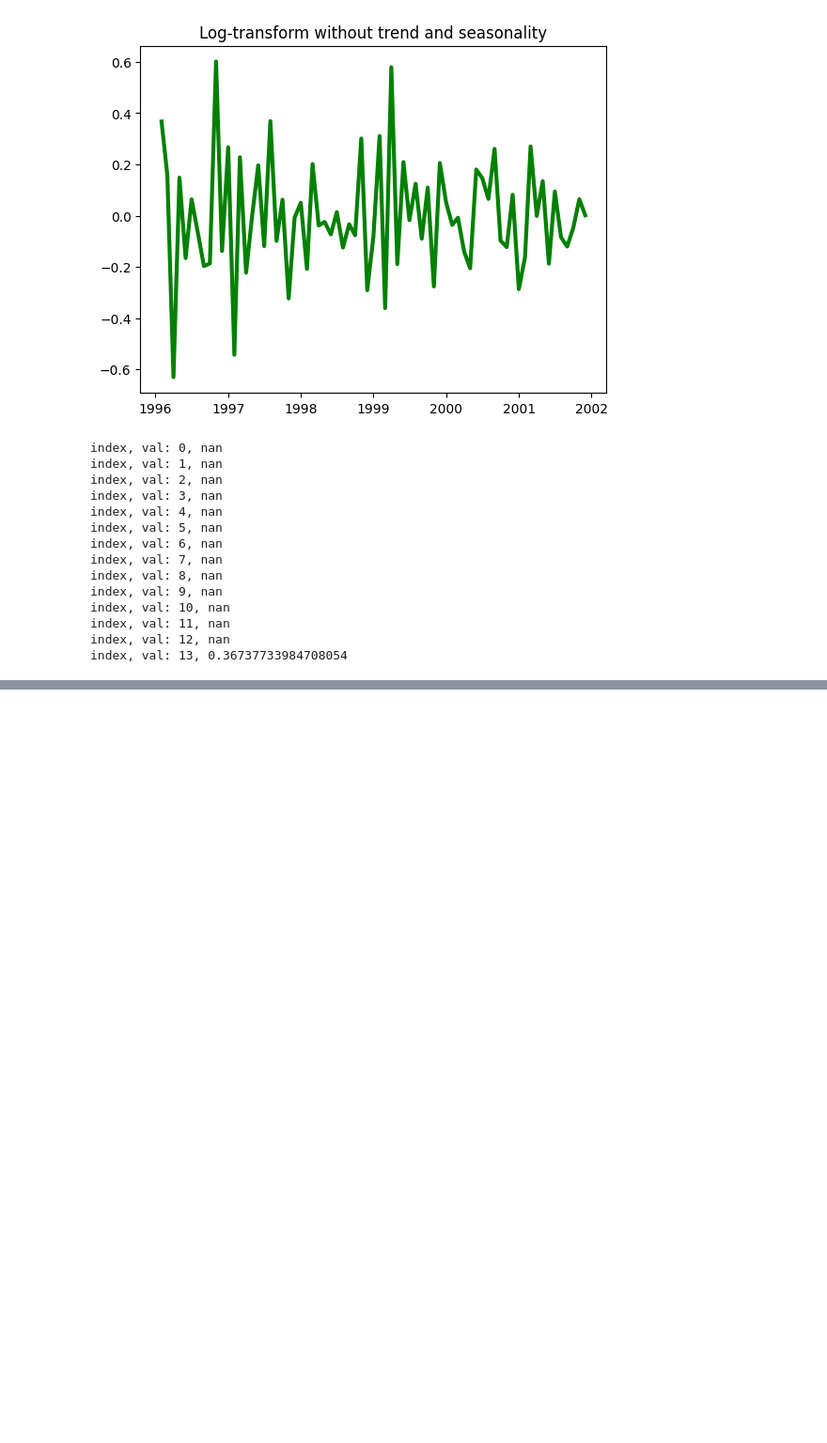
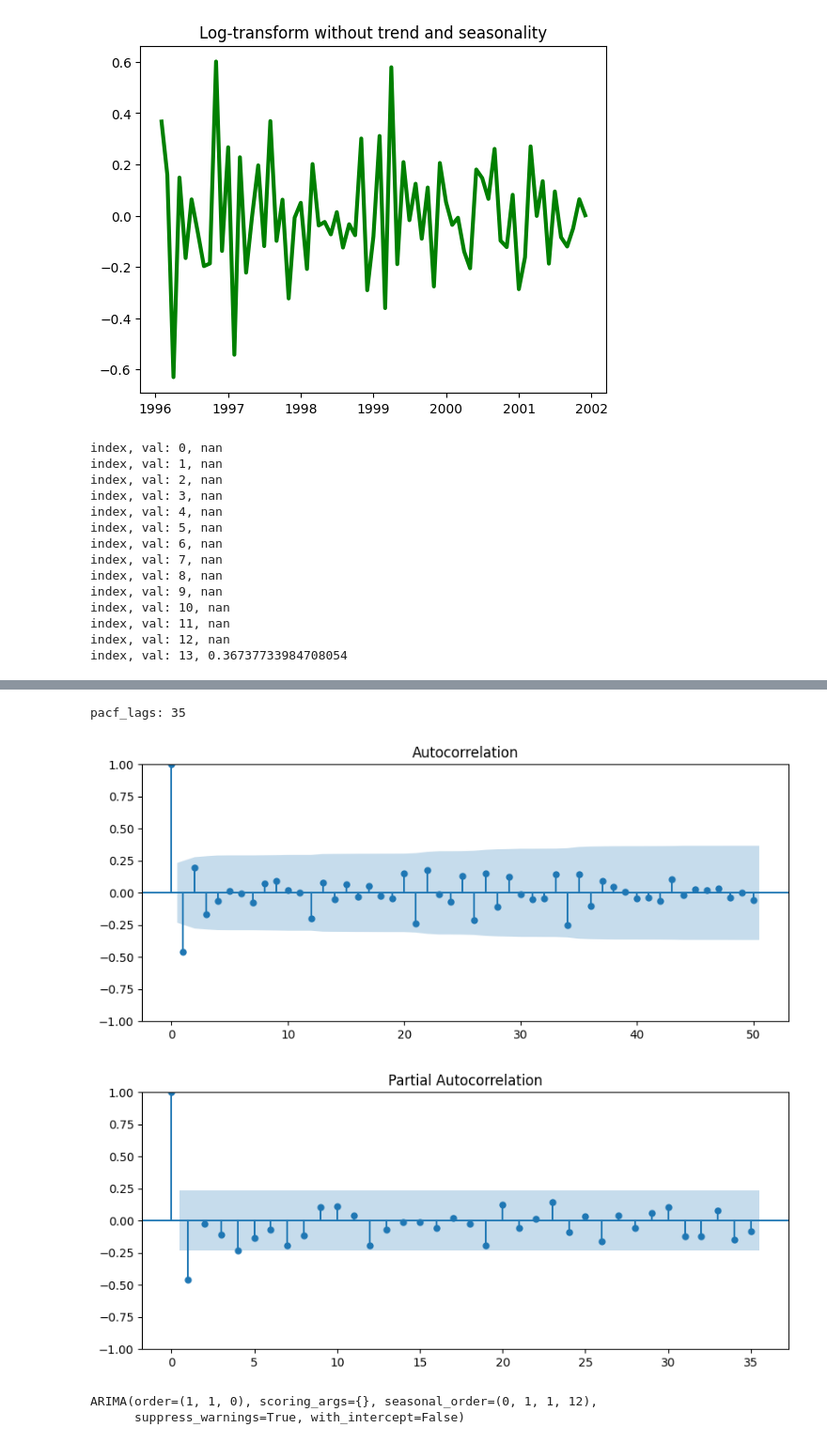
Before and after one commit to lawgorithm/timeseries, a Jupyter notebook: ARIMA/SARIMA_and_Holt_Winters_Examples.ipynb, the cells around one changed output, grey strips where cells are left out. Shown at 94% size. Saved outputs shown, nothing was run; the diff lists cells and outputs as text; code cells hidden in the pictures; blank space fills up the shorter version.

```diff
--- a/ARIMA/SARIMA_and_Holt_Winters_Examples.ipynb
+++ b/ARIMA/SARIMA_and_Holt_Winters_Examples.ipynb
@@ -177,6 +156,10 @@ for i, val in enumerate(double_diff):
   else:
     print(f'index, val: {i}, {val}')
     break
+
+truncated_diff_log_sales = diff_log_sales[1:],
+truncated_diff_log_sales_seasonal = diff_log_sales_seasonal[12:],
+truncated_double_diff = double_diff[13:]
 # %% [output]
 index, val: 0, nan
 index, val: 1, nan
@@ -316 +275,34 @@ for ts in ts_arrays:
 0.00030599688178154774
+# %%
+# This function will plot the ACF and PACF. Lag 1 looks significant
+# in the ACF, suggesting a MA order near 1. Looking at the "seasonal"
+# lags (i.e. looking every 12th lag), there are lags near 24 and 36 that
+# are close to significant, suggesting a seasonal order up to 3. The PACF
+# has a signficant lag at 1, suggesting an AR order near 1. Maybe there is
+# a seasonal lag of 1, it's hard to say
+
+# PACF lags can be up to half the sample size
+pacf_lags = np.min([50, int(len(truncated_double_diff) / 2)])
+print(f'pacf_lags: {pacf_lags}')
+
+# Calculate ACF and PACF
+acf, pacf = sm.tsa.acf(
+    truncated_double_diff,
+    nlags=50), sm.tsa.pacf(
+        truncated_double_diff,
+        nlags=pacf_lags)
+
+# Plot ACF
+fig, ax = plt.subplots(figsize=(10, 4))
+sm.graphics.tsa.plot_acf(truncated_double_diff, lags=50, ax=ax)
+plt.show()
+
+# Plot PACF
+fig, ax = plt.subplots(figsize=(10, 4))
+sm.graphics.tsa.plot_pacf(
+    double_diff[13:], lags=pacf_lags, ax=ax)
+plt.show()
+# %% [output]
+pacf_lags: 35
+[figure, added]
+[figure, added]
@@ -316,0 +328,6 @@ for ts in ts_arrays:
+# %%
+# Print the selected model architecture
+model
+# %% [output]
+ARIMA(order=(1, 1, 0), scoring_args={}, seasonal_order=(0, 1, 1, 12),
+      suppress_warnings=True, with_intercept=False)
```
Also changed, not shown: parts of 14 cells of this notebook.
